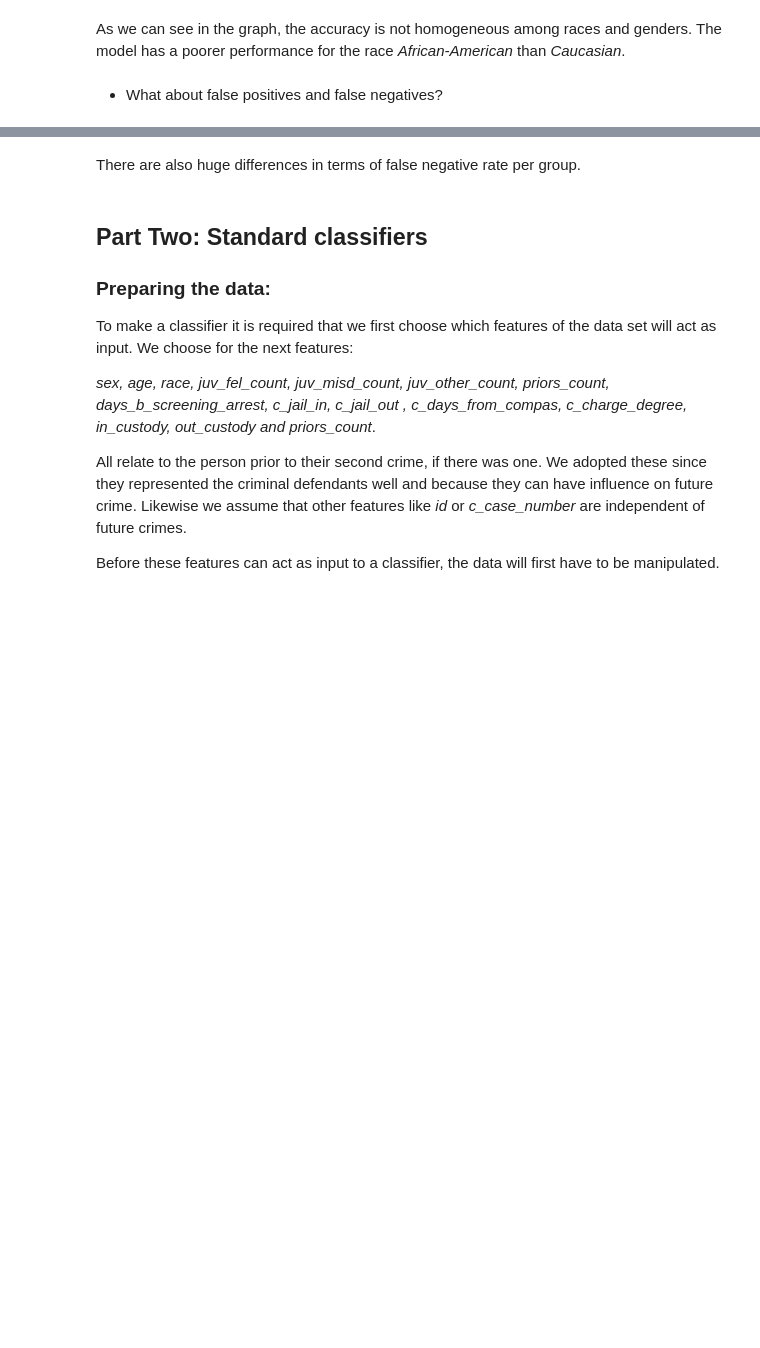
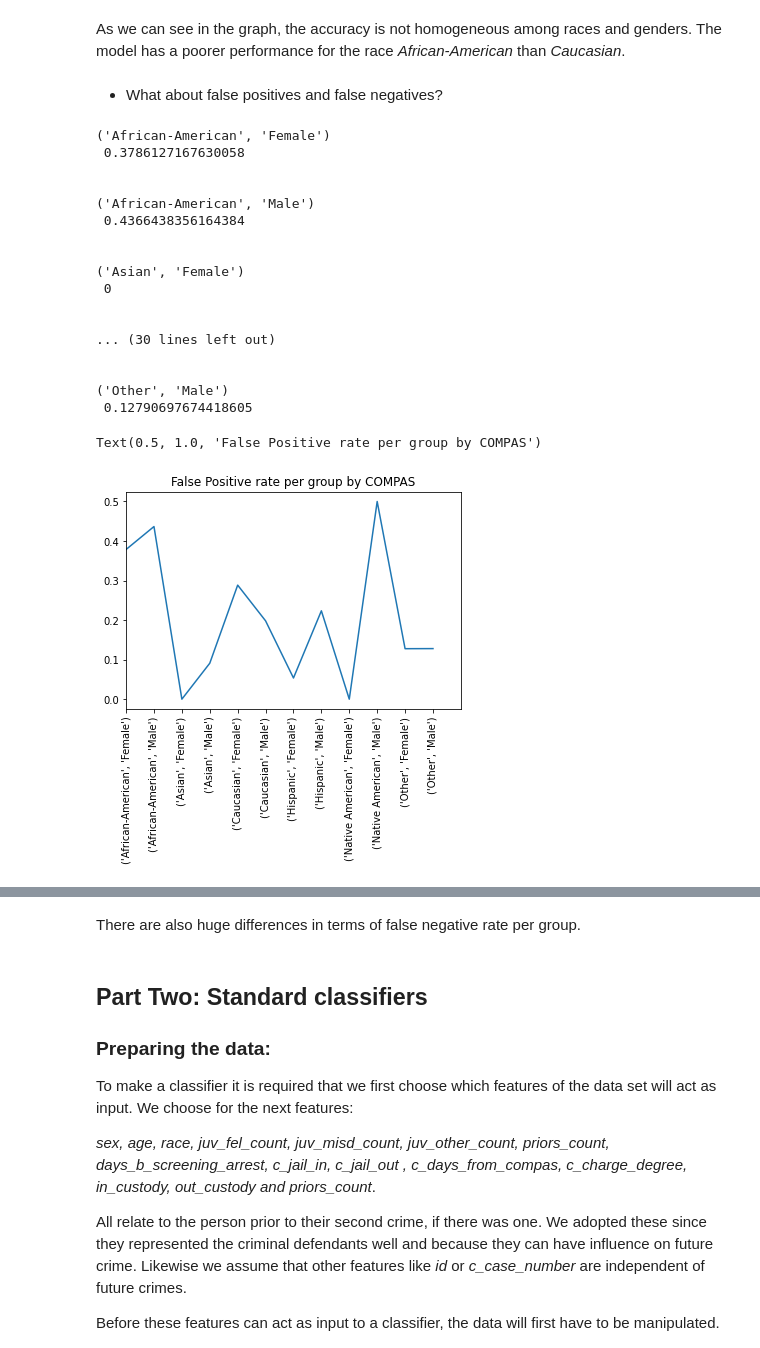
Before and after one commit to Adrieennn/compas_exploration, a Jupyter notebook: compas_exploration_students.ipynb, the cells around one changed output, grey strips where cells are left out. Saved outputs shown, nothing was run; the diff lists cells and outputs as text; code cells hidden in the pictures; blank space fills up the shorter version.

```diff
--- a/compas_exploration_students.ipynb
+++ b/compas_exploration_students.ipynb
@@ -324,3 +325,43 @@ Text(0.5, 1.0, 'Accurecy per group by COMPAS')
 As we can see in the graph, the accuracy is not homogeneous among races and genders. The model has a poorer performance for the race *African-American* than *Caucasian*.
 # %% [markdown]
 - What about false positives and false negatives?
+# %%
+FP_list_compas=[]
+
+def make_FP_list(FP_list,stat):
+    for key, item in stat:
+        stat_group=stat.get_group(key)
+        FPos=stat_group[(((df.score_text=='High') | (df.score_text=='Medium')) & (stat_group.two_year_recid==0))].count()['score_text']
+        TN=stat_group[((stat_group.score_text=='Low') & (stat_group.two_year_recid==0))].count()['score_text']
+        if FPos==0 :
+            accurecy = 0
+        else:
+            accurecy=FPos/(FPos+TN)
+        print(key,'\n',accurecy, '\n\n')
+        FP_list.append(accurecy)
+
+make_FP_list(FP_list_compas,stat)
+plt.plot(FP_list_compas)
+plt.xlim(0,12)
+plt.xticks(range(0, 12),keys,rotation=90)
+plt.title("False Positive rate per group by COMPAS")
+# %% [output]
+('African-American', 'Female')
+ 0.3786127167630058
+
+
+('African-American', 'Male')
+ 0.4366438356164384
+
+
+('Asian', 'Female')
+ 0
+
+
+... (30 lines left out)
+
+
+('Other', 'Male')
+ 0.12790697674418605
+Text(0.5, 1.0, 'False Positive rate per group by COMPAS')
+[figure, added]
```
Also changed, not shown: parts of 38 cells of this notebook.
